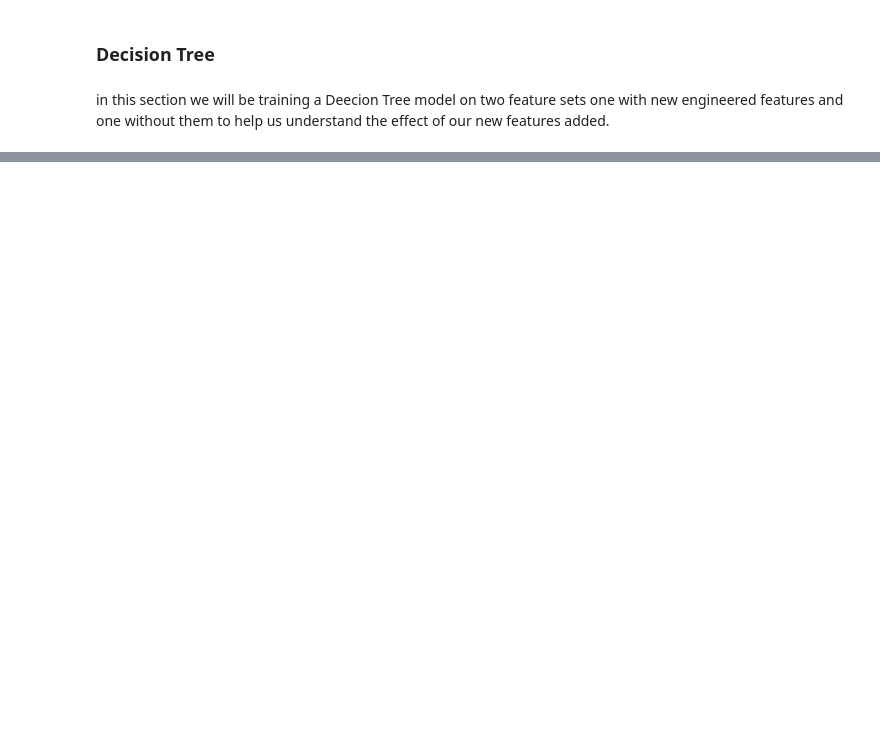
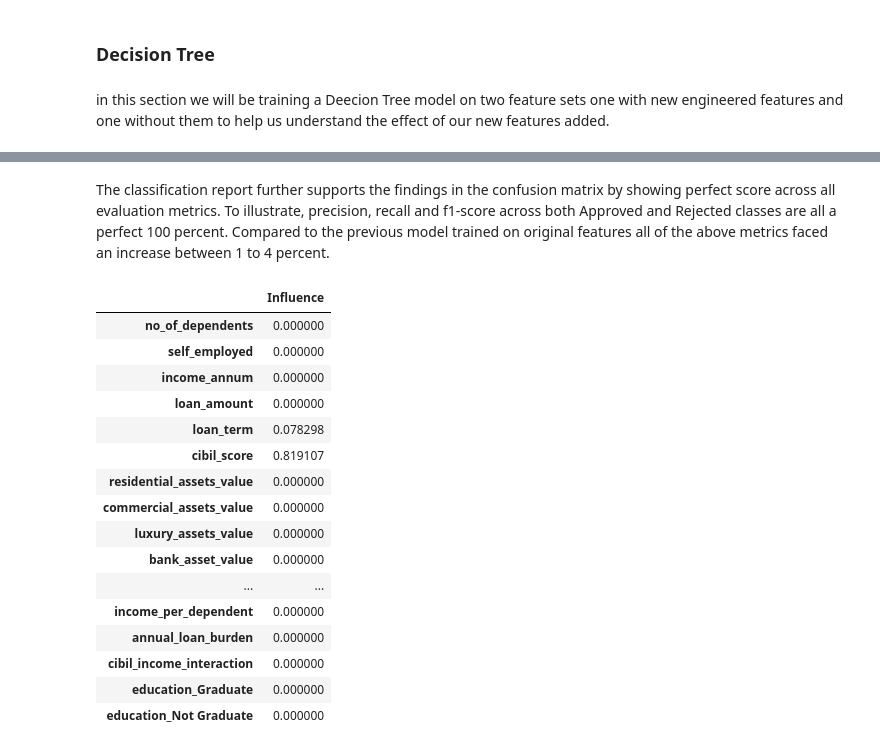
Before and after one commit to adi-afra/Loan-approval-prediction, a Jupyter notebook: notebooks/notebook.ipynb, the cells around one changed output, grey strips where cells are left out. Cells and saved outputs as stored; diff of their text form; code cells hidden in the pictures; blank space fills up the shorter version.

Commit message:
Decision Tree section done and some small changes to Logistic reg

```diff
--- a/notebooks/notebook.ipynb
+++ b/notebooks/notebook.ipynb
@@ -651,0 +662,5 @@ in this section we will be training a Deecion Tree model on two feature sets one
+# %%
+# this model will be using the original feature set
+decision_tree1 = DecisionTreeClassifier(random_state=42)
+# %%
+decision_tree1.fit(X_train_org, y_train)
@@ -651,0 +723,5 @@ in this section we will be training a Deecion Tree model on two feature sets one
+# %%
+# this model will be using the engineered feature set
+decision_tree2 = DecisionTreeClassifier(random_state=42)
+# %%
+decision_tree2.fit(X_train_eng, y_train)
@@ -651,0 +760,22 @@ in this section we will be training a Deecion Tree model on two feature sets one
+# %% [markdown]
+The classification report further supports the findings in the confusion matrix by showing perfect score across all evaluation metrics. To illustrate, precision, recall and f1-score across both Approved and Rejected classes are all a perfect 100 percent. Compared to the previous model trained on original features all of the above metrics faced an increase between 1 to 4 percent.
+# %%
+pd.DataFrame(decision_tree2.feature_importances_,index=X_test_eng.columns, columns=["Influence"])
+# %% [output]
+|  | Influence |
+| no_of_dependents | 0.000000 |
+| self_employed | 0.000000 |
+| income_annum | 0.000000 |
+| loan_amount | 0.000000 |
+| loan_term | 0.078298 |
+| cibil_score | 0.819107 |
+| residential_assets_value | 0.000000 |
+| commercial_assets_value | 0.000000 |
+| luxury_assets_value | 0.000000 |
+| bank_asset_value | 0.000000 |
+| ... | ... |
+| income_per_dependent | 0.000000 |
+| annual_loan_burden | 0.000000 |
+| cibil_income_interaction | 0.000000 |
+| education_Graduate | 0.000000 |
+| education_Not Graduate | 0.000000 |
```
Also changed, not shown: parts of 28 cells of this notebook.
